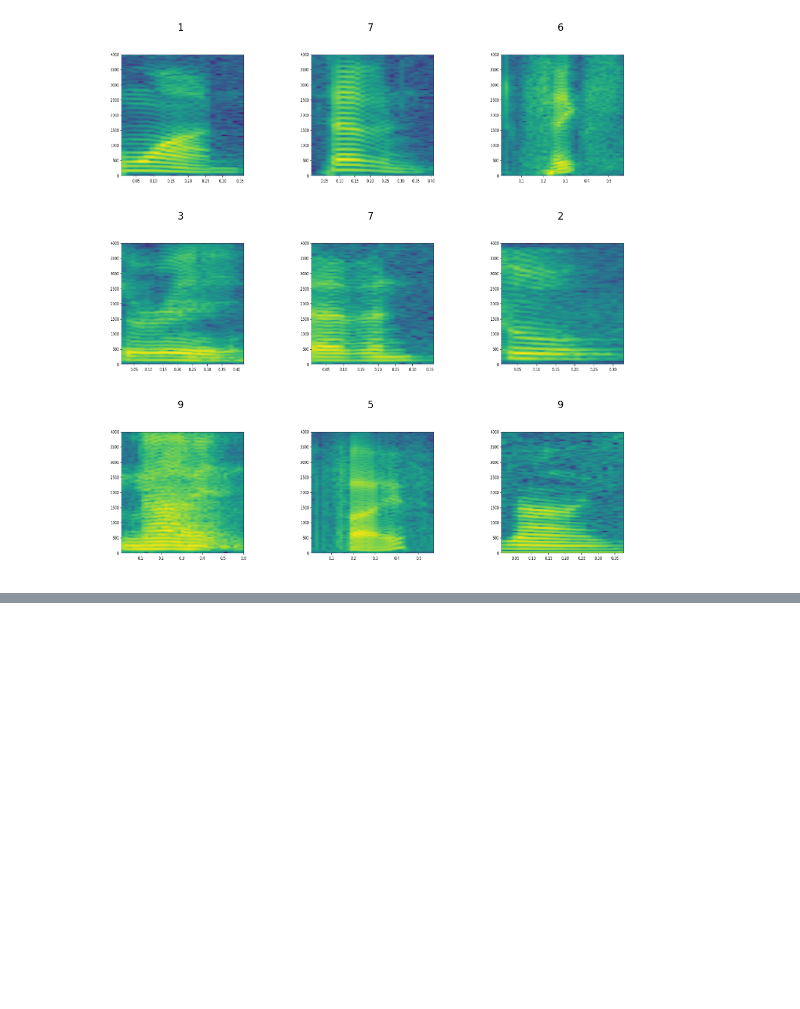
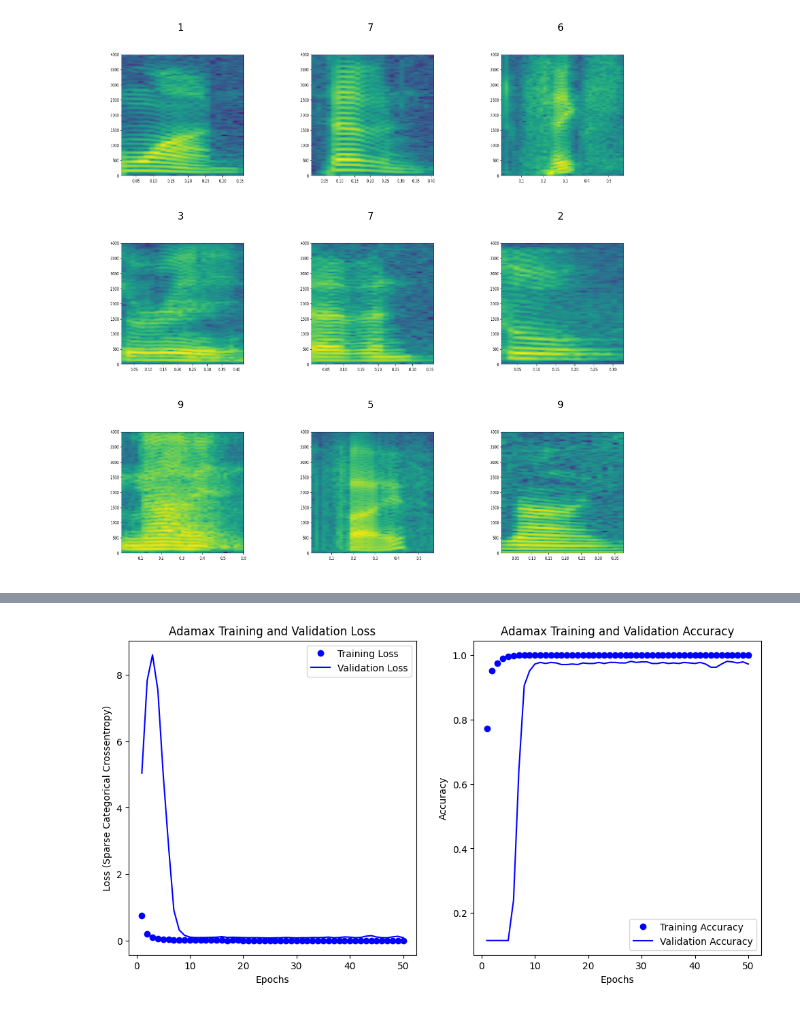
Before and after one commit to bradbrookfield1/Machine-Learning-Spectrogram-CNN-Project, a Jupyter notebook: mnistCNN.ipynb, the cells around one changed output, grey strips where cells are left out. Drawn from its saved outputs; the diff is of its cells as text; code cells hidden in the pictures; blank space fills up the shorter version.

```diff
--- a/mnistCNN.ipynb
+++ b/mnistCNN.ipynb
@@ -228,0 +436,3 @@ Final Accuracy: 0.9683333039283752
+# %%
+show_performance(adax_history, 'Adamax', perfList)
+# %% [output]
@@ -228,0 +441 @@ Final Accuracy: 0.9683333039283752
+[figure, added]
```
Also changed, not shown: parts of 26 cells of this notebook, 1 other file.
